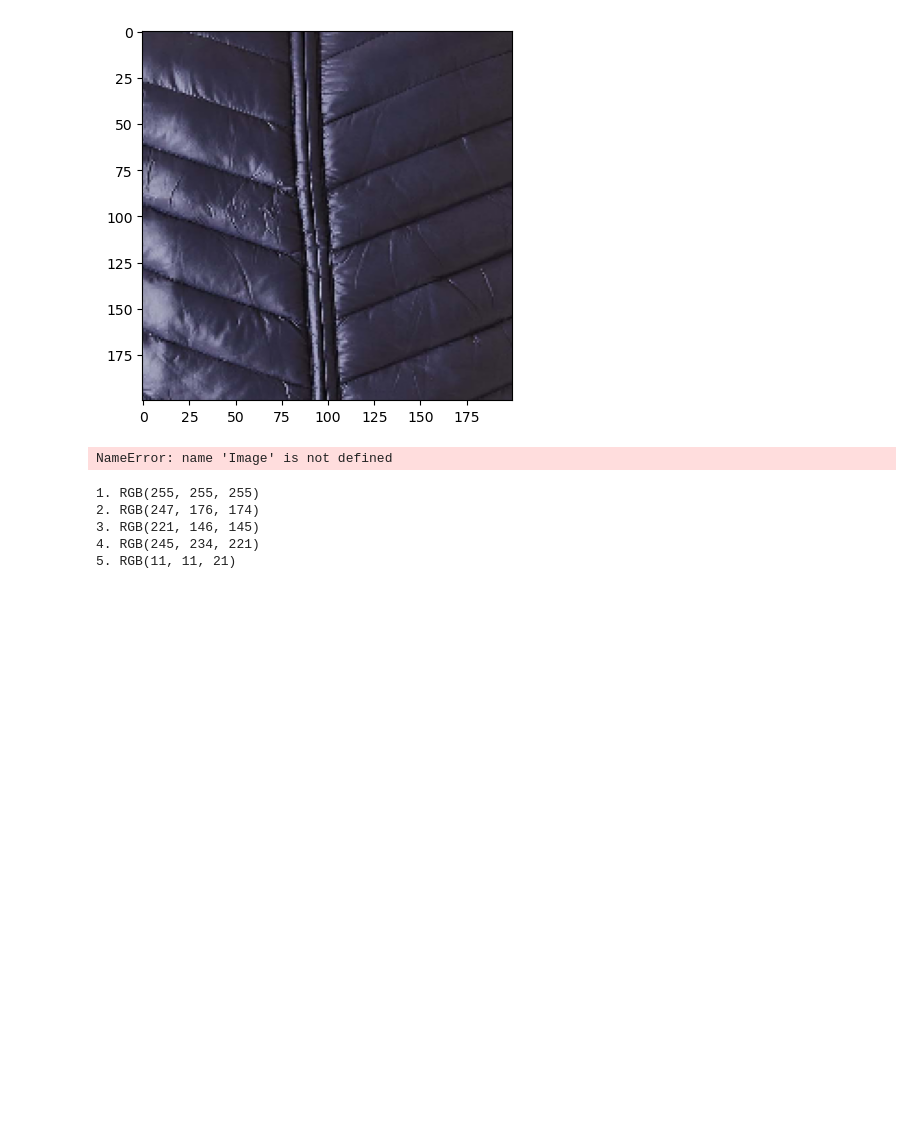
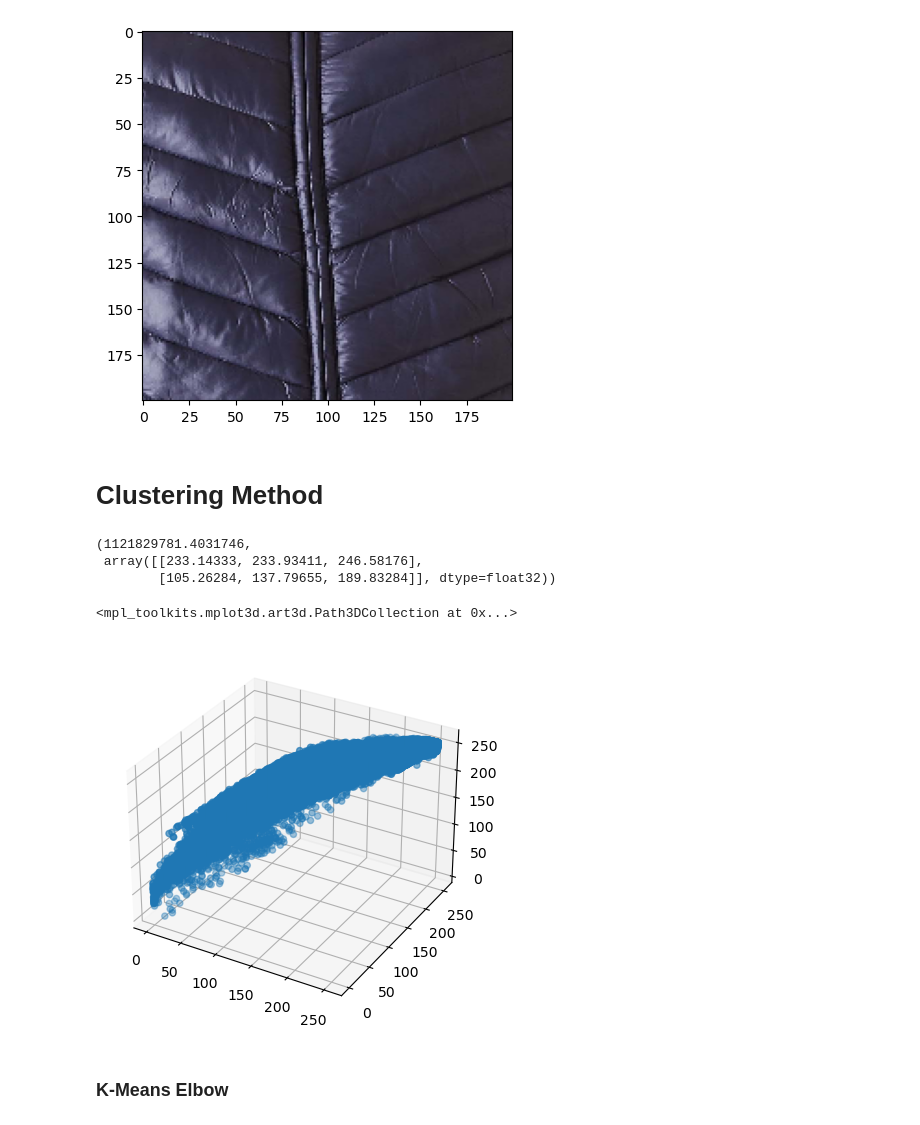
Before and after one commit to melihkacaman/inference_for_data_prep, a Jupyter notebook: notebooks/04 Color Detection Trial.ipynb, the cells around one changed output. Saved outputs shown, nothing was run; the diff lists cells and outputs as text; code cells hidden in the pictures; blank space fills up the shorter version.

```diff
--- a/notebooks/04 Color Detection Trial.ipynb
+++ b/notebooks/04 Color Detection Trial.ipynb
@@ -132,74 +132,37 @@ plt.imshow(crop_image("../data/IMG_all/train/dis-giyim/9.png", detector, sample_
 plt.show()
 # %% [output]
 [figure]
-# %%
-path = "../data/IMG_all/demo/manolya_kadin.png"
-cropped_img, detected_img, dom_color, palette = get_dominant_from_image(path, detector=detector, zoom_rate=2, sample_wh=(100, 200), n_palette=2)
-image = cv2.imread(path)
-image = cv2.cvtColor(image, cv2.COLOR_BGR2RGB)
-
-y_point = 100
-cv = cv2.rectangle(image, (100,y_point), (200,y_point + 100), dom_color, -1)
-for c in palette:
-    y_point += 100
-    cv = cv2.rectangle(image, (100, y_point), (200, y_point + 100), c, -1)
-
-plt.imshow(cv)
-plt.show()
-plt.imshow(cropped_img)
-plt.show()
-plt.imshow(detected_img)
-plt.show()
-# %% [output]
-NameError: name 'Image' is not defined
+# %% [markdown]
+# Clustering Method
 # %%
 import cv2
 import numpy as np
 
-
-def create_bar(height, width, color):
-    bar = np.zeros((height, width, 3), np.uint8)
-    bar[:] = color
-    red, green, blue = int(color[2]), int(color[1]), int(color[0])
-    return bar, (red, green, blue)
-
-img = cv2.imread('../data/IMG_all/demo/kiz_cocuk.png')
+img = cv2.imread('../data/IMG_all/demo/manolya_kadin.png')
 height, width, _ = np.shape(img)
-# print(height, width)
 
 data = np.reshape(img, (height * width, 3))
 data = np.float32(data)
 
-number_clusters = 5
+number_clusters = 2
 criteria = (cv2.TERM_CRITERIA_EPS + cv2.TERM_CRITERIA_MAX_ITER, 10, 1.0)
 flags = cv2.KMEANS_RANDOM_CENTERS
 compactness, labels, centers = cv2.kmeans(data, number_clusters, None, criteria, 10, flags)
-# print(centers)
 
-font = cv2.FONT_HERSHEY_SIMPLEX
-bars = []
-rgb_values = []
-
-for index, row in enumerate(centers):
-    bar, rgb = create_bar(200, 200, row)
-    bars.append(bar)
-    rgb_values.append(rgb)
-
-img_bar = np.hstack(bars)
-
-for index, row in enumerate(rgb_values):
-    image = cv2.putText(img_bar, f'{index + 1}. RGB: {row}', (5 + 200 * index, 200 - 10),
-                        font, 0.5, (255, 0, 0), 1, cv2.LINE_AA)
-    print(f'{index + 1}. RGB{row}')
-
-cv2.imshow('Image', img)
-cv2.imshow('Dominant colors', img_bar)
-# cv2.imwrite('output/bar.jpg', img_bar)
-
-# cv2.waitKey(0)
+compactness, centers
 # %% [output]
-1. RGB(255, 255, 255)
-2. RGB(247, 176, 174)
-3. RGB(221, 146, 145)
-4. RGB(245, 234, 221)
-5. RGB(11, 11, 21)
+(1121829781.4031746,
+ array([[233.14333, 233.93411, 246.58176],
+        [105.26284, 137.79655, 189.83284]], dtype=float32))
+# %%
+import pandas as pd
+
+dt = pd.DataFrame(data)
+fig = plt.figure()
+ax = fig.add_subplot(projection='3d')
+ax.scatter(dt.iloc[:, 0], dt.iloc[:, 1], dt.iloc[:, 2])
+# %% [output]
+<mpl_toolkits.mplot3d.art3d.Path3DCollection at 0x...>
+[figure, added]
+# %% [markdown]
+### K-Means Elbow
```
Also changed, not shown: parts of 20 cells of this notebook.
